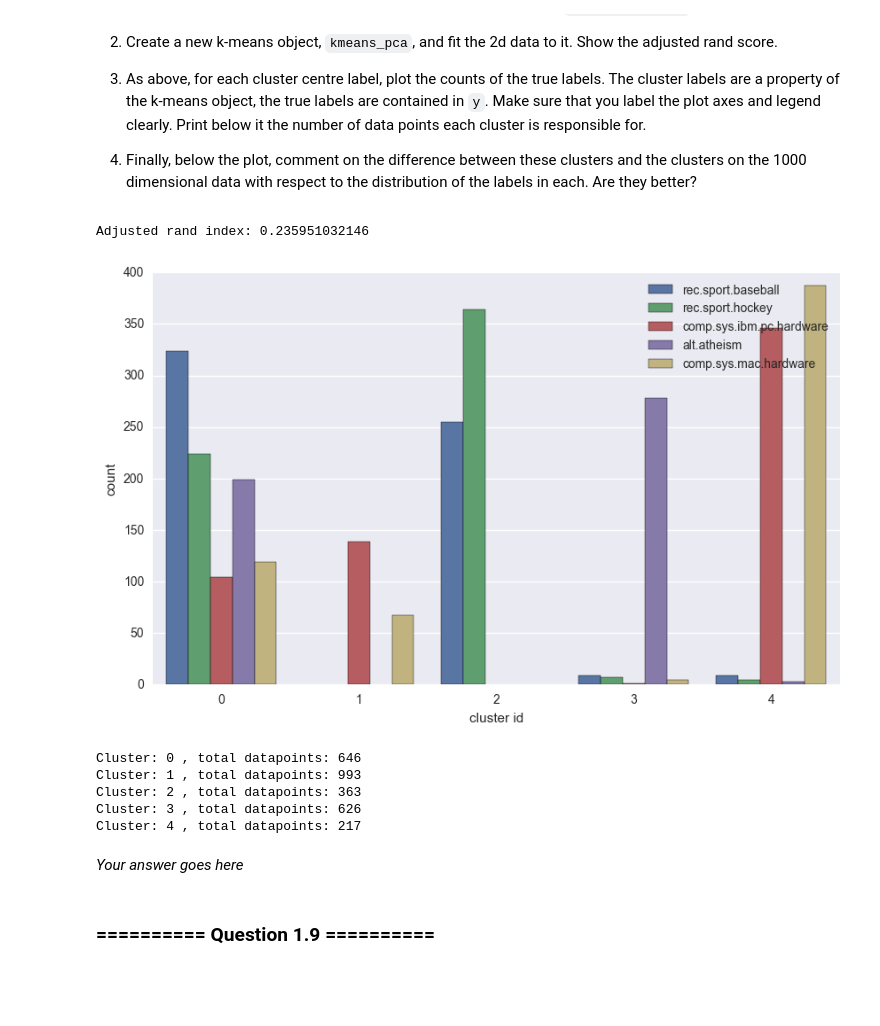
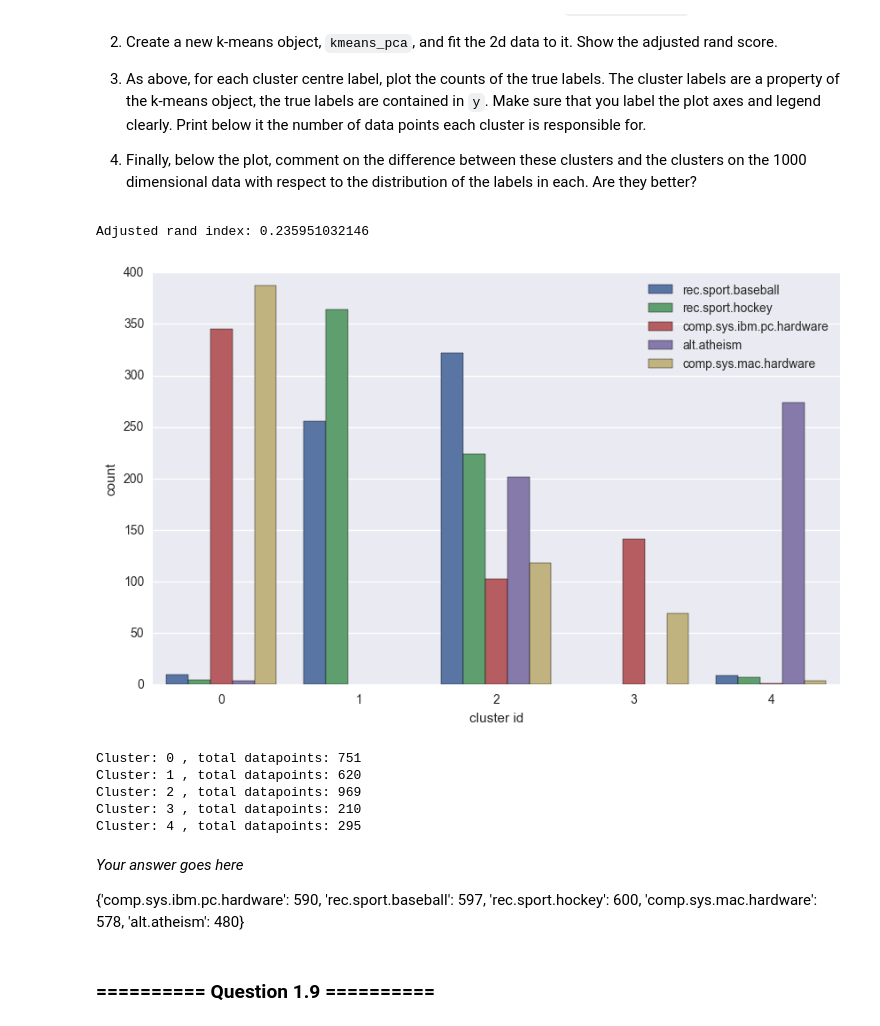
Before and after one commit to richardharmadi/iaml, a Jupyter notebook: 09_Assignment_4.ipynb, the cells around one changed output. Drawn from its saved outputs; the diff is of its cells as text; code cells hidden in the pictures; blank space fills up the shorter version.

```diff
--- a/09_Assignment_4.ipynb
+++ b/09_Assignment_4.ipynb
@@ -347,31 +347,33 @@ Inertia: 2593.21149232   Adj.Rand Index: 0.235951032146
 1. Finally, below the plot, comment on the difference between these clusters and the clusters on the 1000 dimensional data with respect to the distribution of the labels in each. Are they better?
 # %%
 # Your code goes here
-pca2 = PCA(n_components=2)
+pca2 = PCA(n_components=2,random_state=1115)
 X_2d = pca2.fit_transform(X)
-kmeans_pca = KMeans(n_clusters=5, random_state=1511)
+kmeans_pca = KMeans(n_clusters=5, random_state=1115)
 kmeans_pca.fit(X_2d)
 print ("Adjusted rand index: {0}".format(adjusted_rand_score(y, kmeans.labels_)))
 
 fig, ax = plt.subplots(figsize=(10,6))
 ax = sns.countplot(x=kmeans_pca.labels_, hue=y, ax=ax)
 plt.xlabel('cluster id')
 plt.show()
+
 prediction = kmeans_pca.labels_.tolist()
-assigned_count = dict((label,output.count(label)) for label in set(output))
-
+assigned_count = dict((label,prediction.count(label)) for label in set(prediction))
 for key in assigned_count:
    print ("Cluster: {0} , total datapoints: {1}".format(key, assigned_count[key]))
 # %% [output]
 Adjusted rand index: 0.235951032146
-[figure, old version]
+[figure, new version]
-Cluster: 0 , total datapoints: 646
-Cluster: 1 , total datapoints: 993
-Cluster: 2 , total datapoints: 363
-Cluster: 3 , total datapoints: 626
-Cluster: 4 , total datapoints: 217
+Cluster: 0 , total datapoints: 751
+Cluster: 1 , total datapoints: 620
+Cluster: 2 , total datapoints: 969
+Cluster: 3 , total datapoints: 210
+Cluster: 4 , total datapoints: 295
-# %% [markdown]
-*Your answer goes here*
+# %% [markdown]
+*Your answer goes here*
+
+{'comp.sys.ibm.pc.hardware': 590, 'rec.sport.baseball': 597, 'rec.sport.hockey': 600, 'comp.sys.mac.hardware': 578, 'alt.atheism': 480}
 # %% [markdown]
 ### ========== Question 1.9 ==========
 # %% [markdown]
```
Also changed, not shown: parts of 15 cells of this notebook, 4 other files.
